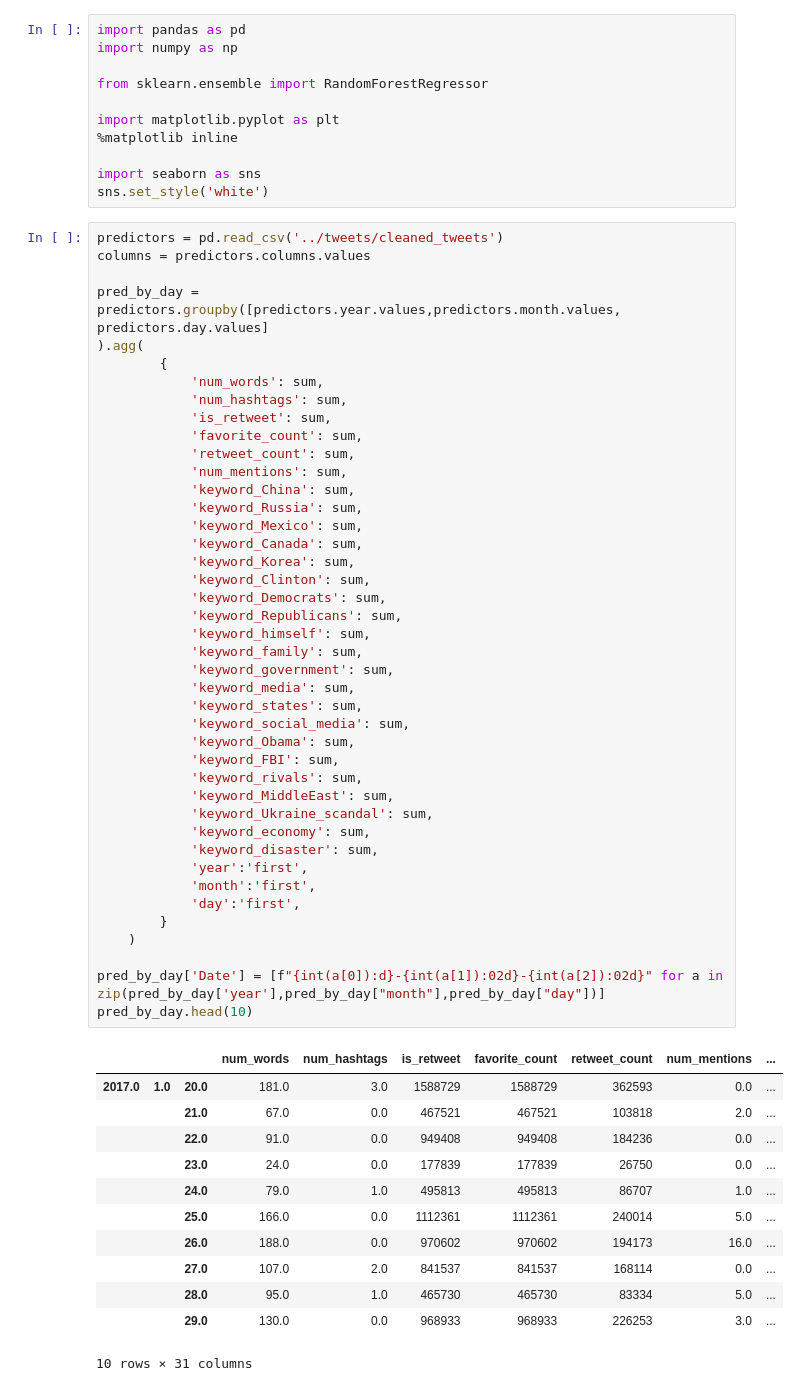
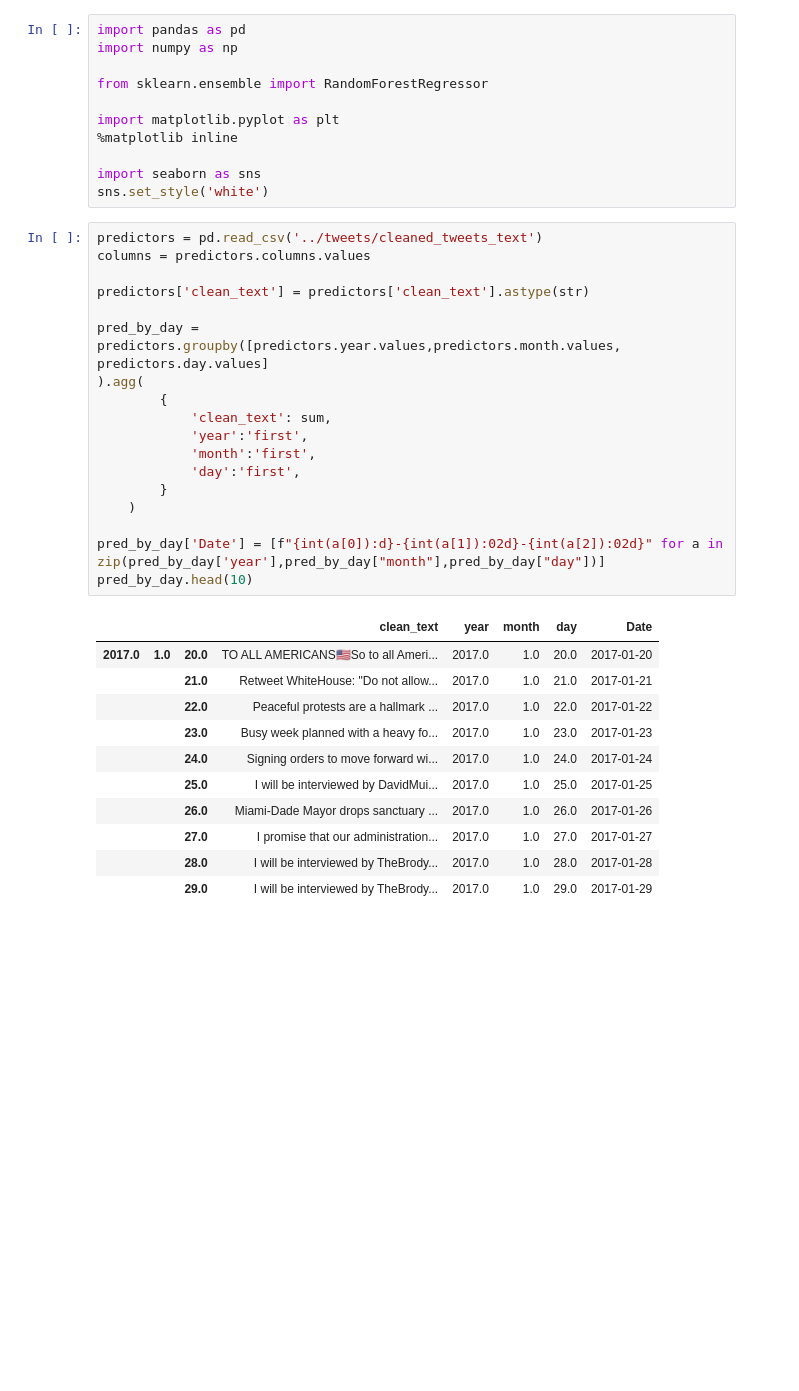
Before and after one commit to corinwagen/TrumpTweets, a Jupyter notebook: tweets/group_predictors_by_day.ipynb, the cells around one changed output. Drawn from its saved outputs; the diff is of its cells as text; blank space fills up the shorter version.

```diff
--- a/tweets/group_predictors_by_day.ipynb
+++ b/tweets/group_predictors_by_day.ipynb
@@ -10,58 +10,33 @@ import matplotlib.pyplot as plt
 import seaborn as sns
 sns.set_style('white')
 # %%
-predictors = pd.read_csv('../tweets/cleaned_tweets')
+predictors = pd.read_csv('../tweets/cleaned_tweets_text')
 columns = predictors.columns.values
+
+predictors['clean_text'] = predictors['clean_text'].astype(str)
 
 pred_by_day = predictors.groupby([predictors.year.values,predictors.month.values, predictors.day.values]
 ).agg(
         {
-            'num_words': sum,
-            'num_hashtags': sum,
-            'is_retweet': sum,
-            'favorite_count': sum,
-            'retweet_count': sum,
-            'num_mentions': sum,
-            'keyword_China': sum,
-            'keyword_Russia': sum,
-            'keyword_Mexico': sum,
-            'keyword_Canada': sum,
-            'keyword_Korea': sum,
-            'keyword_Clinton': sum,
-            'keyword_Democrats': sum,
-            'keyword_Republicans': sum,
-            'keyword_himself': sum,
-            'keyword_family': sum,
-            'keyword_government': sum,
-            'keyword_media': sum,
-            'keyword_states': sum,
-            'keyword_social_media': sum,
-            'keyword_Obama': sum,
-            'keyword_FBI': sum,
-            'keyword_rivals': sum,
-            'keyword_MiddleEast': sum,
-            'keyword_Ukraine_scandal': sum,
-            'keyword_economy': sum,
-            'keyword_disaster': sum,
+            'clean_text': sum,
             'year':'first',
             'month':'first',
             'day':'first',
         }
     )
 
 pred_by_day['Date'] = [f"{int(a[0]):d}-{int(a[1]):02d}-{int(a[2]):02d}" for a in zip(pred_by_day['year'],pred_by_day["month"],pred_by_day["day"])]
 pred_by_day.head(10)
 # %% [output]
-|  |  |  | num_words | num_hashtags | is_retweet | favorite_count | retweet_count | num_mentions | ... |
-| 2017.0 | 1.0 | 20.0 | 181.0 | 3.0 | 1588729 | 1588729 | 362593 | 0.0 | ... |
-|  |  | 21.0 | 67.0 | 0.0 | 467521 | 467521 | 103818 | 2.0 | ... |
-|  |  | 22.0 | 91.0 | 0.0 | 949408 | 949408 | 184236 | 0.0 | ... |
-|  |  | 23.0 | 24.0 | 0.0 | 177839 | 177839 | 26750 | 0.0 | ... |
-|  |  | 24.0 | 79.0 | 1.0 | 495813 | 495813 | 86707 | 1.0 | ... |
-|  |  | 25.0 | 166.0 | 0.0 | 1112361 | 1112361 | 240014 | 5.0 | ... |
-|  |  | 26.0 | 188.0 | 0.0 | 970602 | 970602 | 194173 | 16.0 | ... |
-|  |  | 27.0 | 107.0 | 2.0 | 841537 | 841537 | 168114 | 0.0 | ... |
-|  |  | 28.0 | 95.0 | 1.0 | 465730 | 465730 | 83334 | 5.0 | ... |
-|  |  | 29.0 | 130.0 | 0.0 | 968933 | 968933 | 226253 | 3.0 | ... |
+|  |  |  | clean_text | year | month | day | Date |
+| 2017.0 | 1.0 | 20.0 | TO ALL AMERICANS🇺🇸So to all Ameri... | 2017.0 | 1.0 | 20.0 | 2017-01-20 |
+|  |  | 21.0 | Retweet WhiteHouse: "Do not allow... | 2017.0 | 1.0 | 21.0 | 2017-01-21 |
+|  |  | 22.0 | Peaceful protests are a hallmark ... | 2017.0 | 1.0 | 22.0 | 2017-01-22 |
+|  |  | 23.0 | Busy week planned with a heavy fo... | 2017.0 | 1.0 | 23.0 | 2017-01-23 |
+|  |  | 24.0 | Signing orders to move forward wi... | 2017.0 | 1.0 | 24.0 | 2017-01-24 |
+|  |  | 25.0 | I will be interviewed by DavidMui... | 2017.0 | 1.0 | 25.0 | 2017-01-25 |
+|  |  | 26.0 | Miami-Dade Mayor drops sanctuary ... | 2017.0 | 1.0 | 26.0 | 2017-01-26 |
+|  |  | 27.0 | I promise that our administration... | 2017.0 | 1.0 | 27.0 | 2017-01-27 |
+|  |  | 28.0 | I will be interviewed by TheBrody... | 2017.0 | 1.0 | 28.0 | 2017-01-28 |
+|  |  | 29.0 | I will be interviewed by TheBrody... | 2017.0 | 1.0 | 29.0 | 2017-01-29 |
-10 rows × 31 columns
 # %%
```
Also changed, not shown: parts of 1 cell of this notebook, 9 other files.
